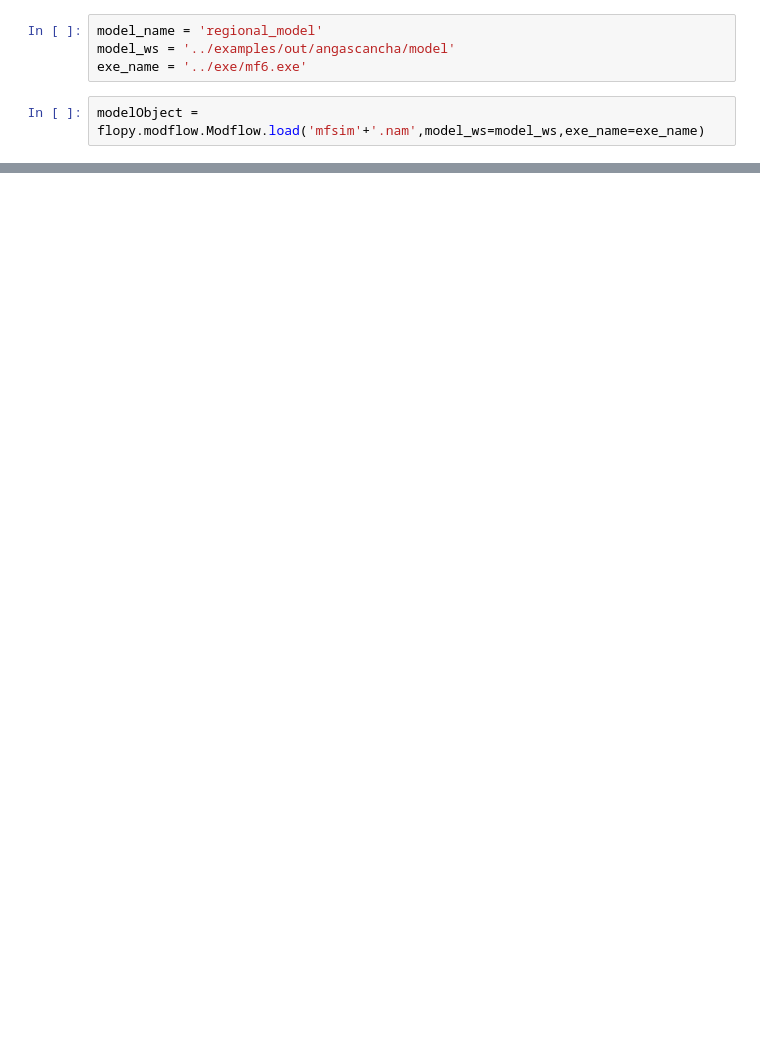
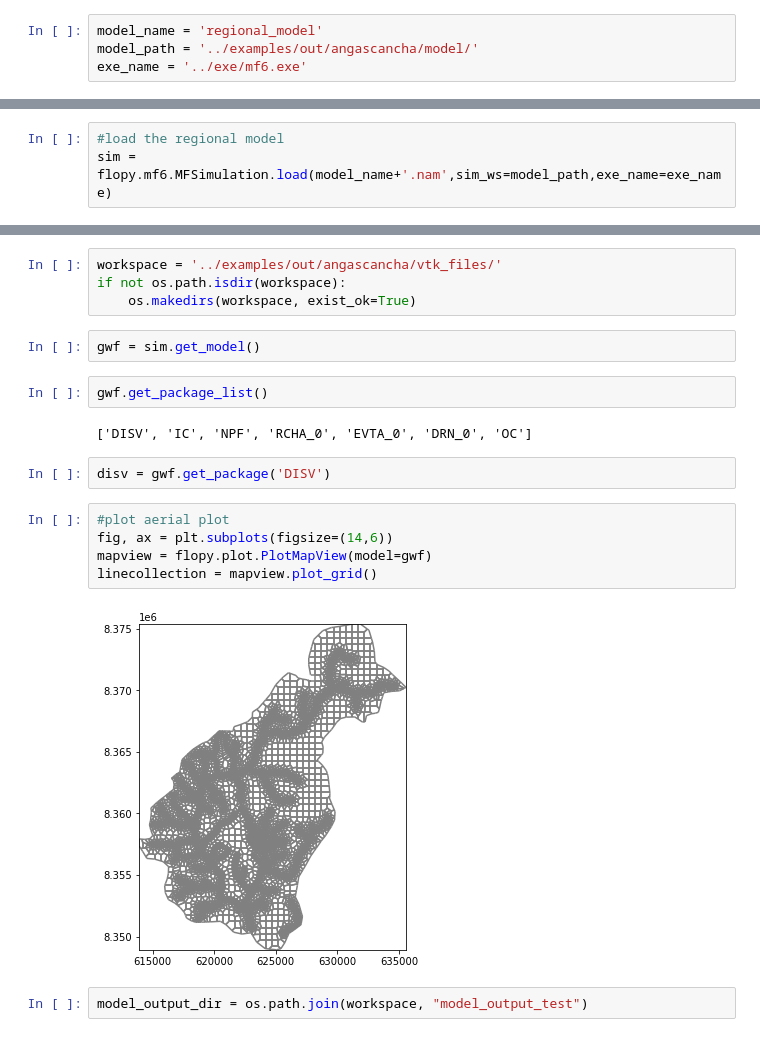
Before and after one commit to JoseZevallosR/dev_mode, a Jupyter notebook: notebooks/VtkRegionalModel.ipynb, the cells around one changed output, grey strips where cells are left out. Cells and saved outputs as stored; diff of their text form; blank space fills up the shorter version.

```diff
--- a/notebooks/VtkRegionalModel.ipynb
+++ b/notebooks/VtkRegionalModel.ipynb
@@ -7,6 +31,4 @@ np.set_printoptions(precision=4, suppress=True)
 # %%
 model_name = 'regional_model'
-model_ws = '../examples/out/angascancha/model'
+model_path = '../examples/out/angascancha/model/'
 exe_name = '../exe/mf6.exe'
-# %%
-modelObject = flopy.modflow.Modflow.load('mfsim'+'.nam',model_ws=model_ws,exe_name=exe_name)
@@ -14,0 +35,3 @@ ValueError: line number 2 has fewer than 3 items: BEGIN options
+# %%
+#load the regional model
+sim = flopy.mf6.MFSimulation.load(model_name+'.nam',sim_ws=model_path,exe_name=exe_name)
@@ -14,0 +52,21 @@ ValueError: line number 2 has fewer than 3 items: BEGIN options
+# %%
+workspace = '../examples/out/angascancha/vtk_files/'
+if not os.path.isdir(workspace):
+    os.makedirs(workspace, exist_ok=True)
+# %%
+gwf = sim.get_model()
+# %%
+gwf.get_package_list()
+# %% [output]
+['DISV', 'IC', 'NPF', 'RCHA_0', 'EVTA_0', 'DRN_0', 'OC']
+# %%
+disv = gwf.get_package('DISV')
+# %%
+#plot aerial plot
+fig, ax = plt.subplots(figsize=(14,6))
+mapview = flopy.plot.PlotMapView(model=gwf)
+linecollection = mapview.plot_grid()
+# %% [output]
+[figure, added]
+# %%
+model_output_dir = os.path.join(workspace, "model_output_test")
```
Also changed, not shown: parts of 7 cells of this notebook, 18 other files.
